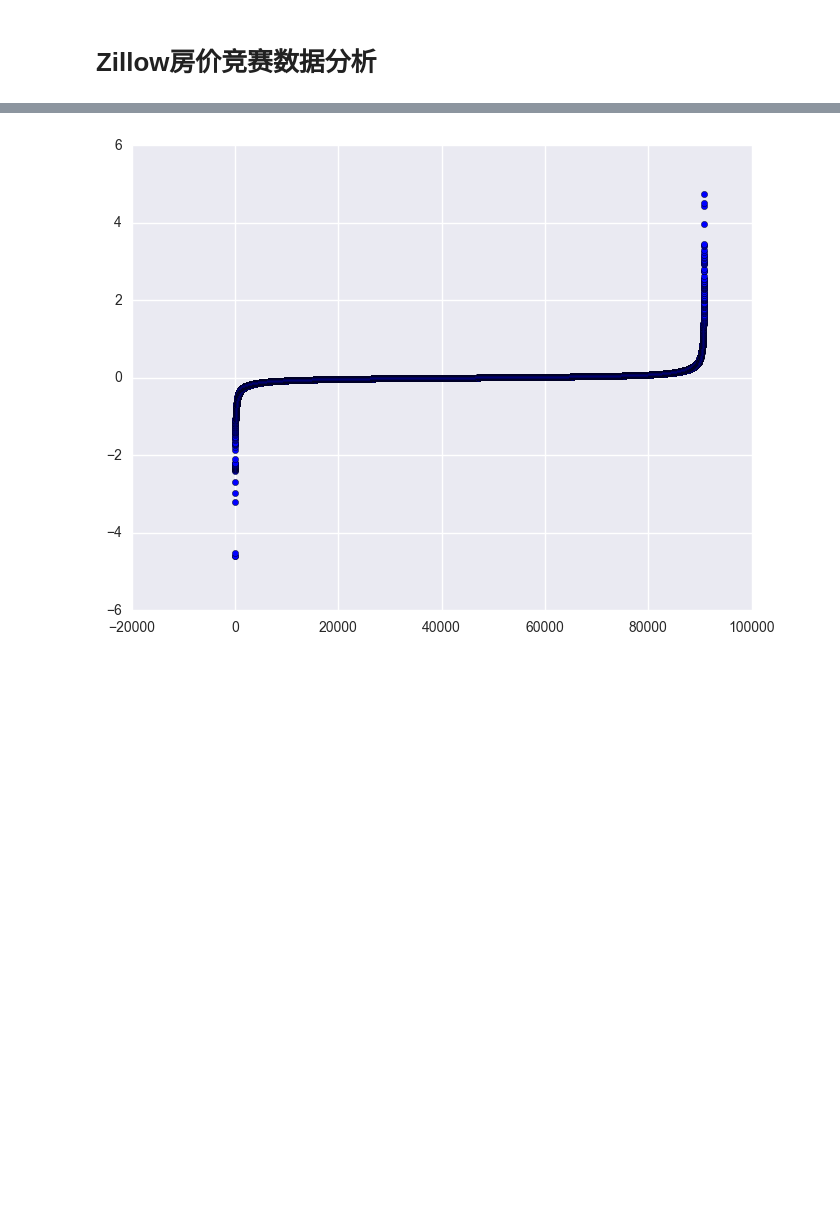
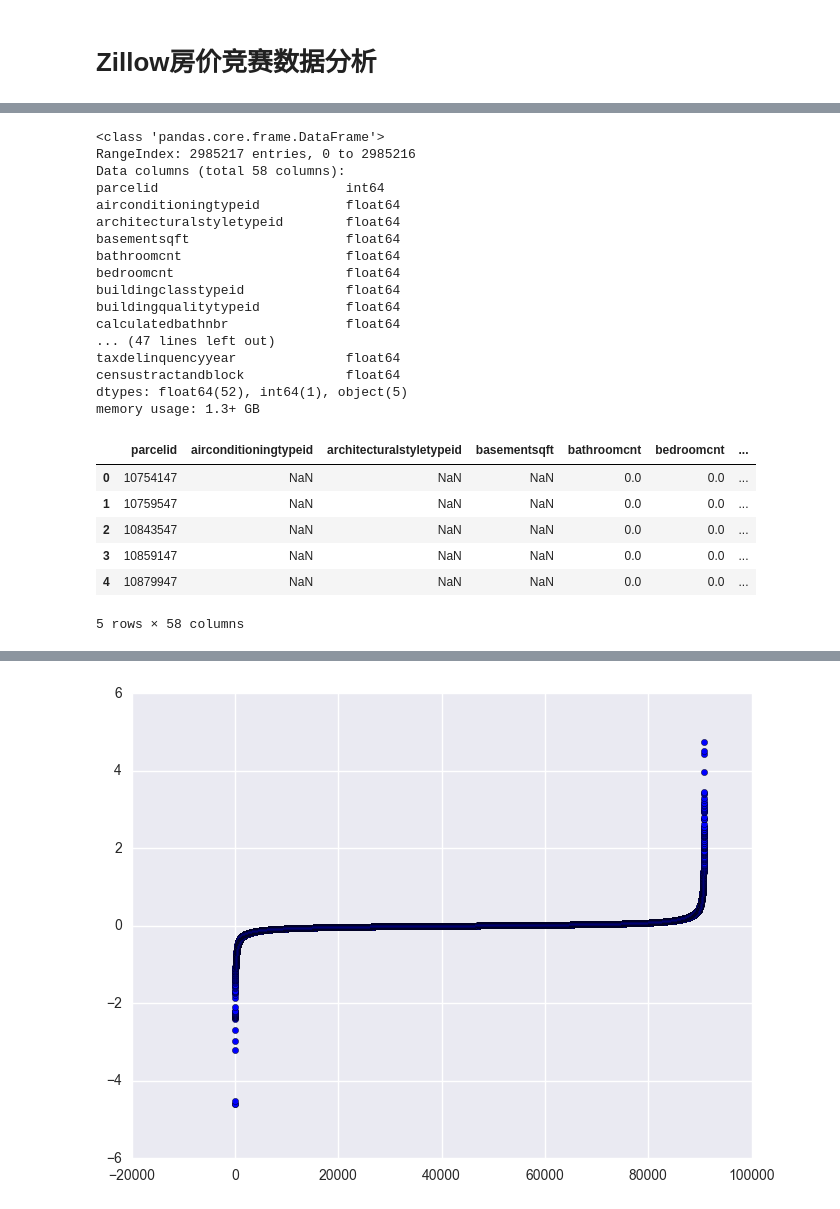
Before and after one commit to lovive/kaggle-1, a Jupyter notebook: zelliow-prize/Zelliow-Prize.ipynb, the cells around one changed output, grey strips where cells are left out. Cells and saved outputs as stored; diff of their text form; code cells hidden in the pictures; blank space fills up the shorter version.

```diff
--- a/zelliow-prize/Zelliow-Prize.ipynb
+++ b/zelliow-prize/Zelliow-Prize.ipynb
@@ -14,0 +33,28 @@ properties_df = pd.read_csv('data/properties_2016.csv')
+# %%
+properties_df.info()
+properties_df.head()
+# %% [output]
+<class 'pandas.core.frame.DataFrame'>
+RangeIndex: 2985217 entries, 0 to 2985216
+Data columns (total 58 columns):
+parcelid                        int64
+airconditioningtypeid           float64
+architecturalstyletypeid        float64
+basementsqft                    float64
+bathroomcnt                     float64
+bedroomcnt                      float64
+buildingclasstypeid             float64
+buildingqualitytypeid           float64
+calculatedbathnbr               float64
+... (47 lines left out)
+taxdelinquencyyear              float64
+censustractandblock             float64
+dtypes: float64(52), int64(1), object(5)
+memory usage: 1.3+ GB
+|  | parcelid | airconditioningtypeid | architecturalstyletypeid | basementsqft | bathroomcnt | bedroomcnt | ... |
+| 0 | 10754147 | NaN | NaN | NaN | 0.0 | 0.0 | ... |
+| 1 | 10759547 | NaN | NaN | NaN | 0.0 | 0.0 | ... |
+| 2 | 10843547 | NaN | NaN | NaN | 0.0 | 0.0 | ... |
+| 3 | 10859147 | NaN | NaN | NaN | 0.0 | 0.0 | ... |
+| 4 | 10879947 | NaN | NaN | NaN | 0.0 | 0.0 | ... |
+5 rows × 58 columns
```
Also changed, not shown: parts of 6 cells of this notebook, 9 other files.
